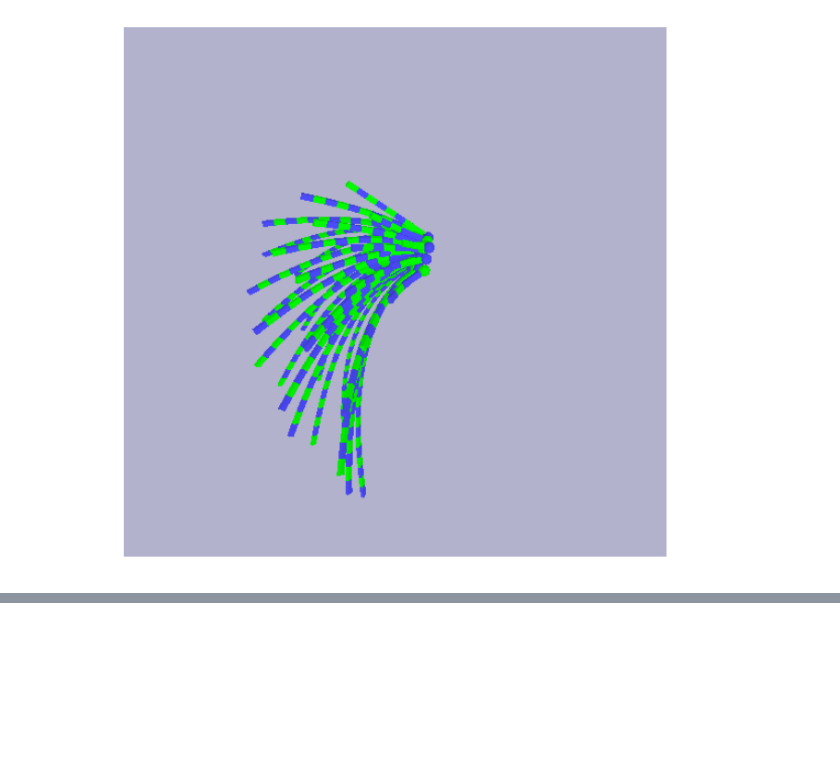
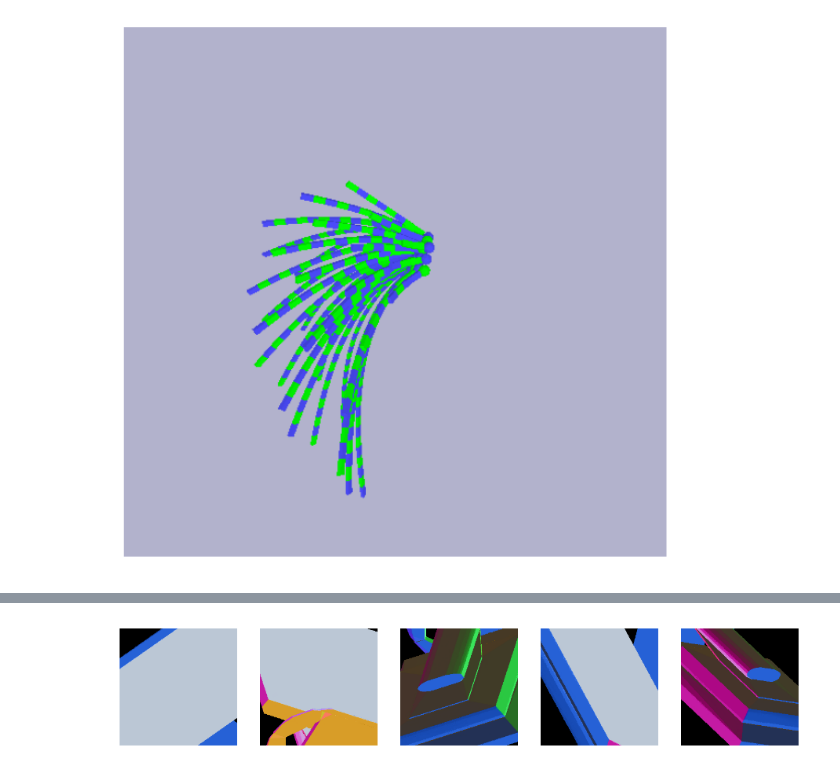
Before and after one commit to neuroailab/barrel, a Jupyter notebook: ipython_note_anlys/dataset_test.ipynb, the cells around one changed output, grey strips where cells are left out. Saved outputs shown, nothing was run; the diff lists cells and outputs as text; code cells hidden in the pictures; blank space fills up the shorter version.

```diff
--- a/ipython_note_anlys/dataset_test.ipynb
+++ b/ipython_note_anlys/dataset_test.ipynb
@@ -694,0 +729,4 @@ HTML(data='''<video alt="test" controls>
+# %%
+show_normals(group_name = 'Data1')
+# %% [output]
+[figure, added]
```
Also changed, not shown: parts of 9 cells of this notebook, 3 other files.
